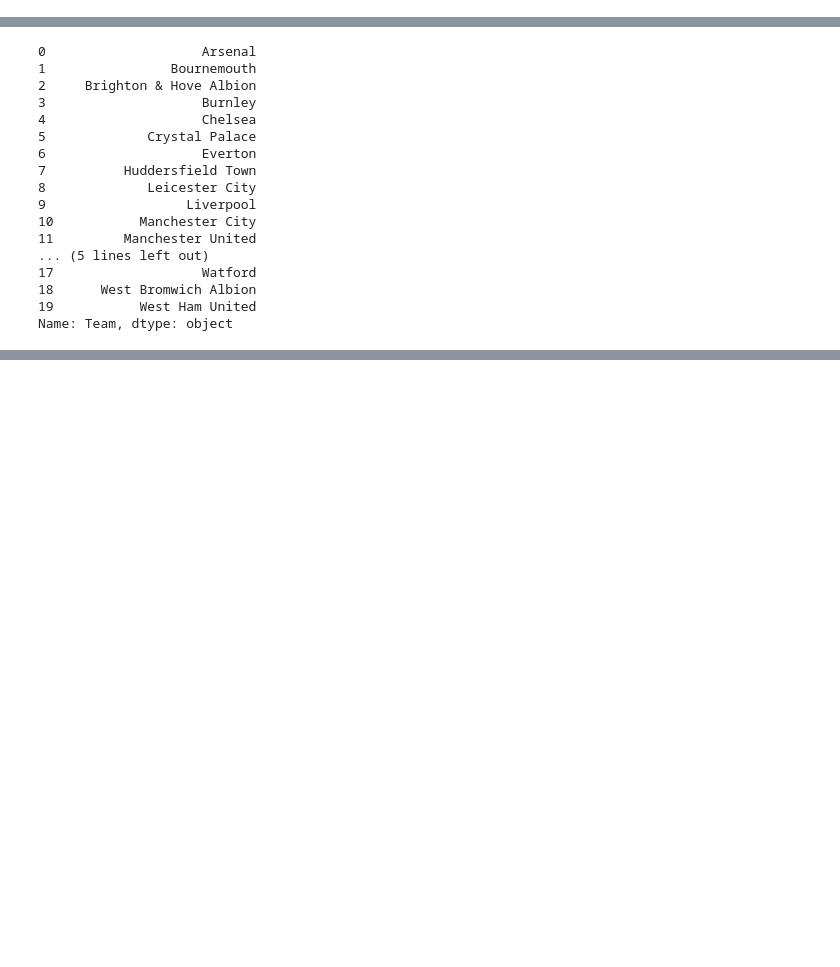
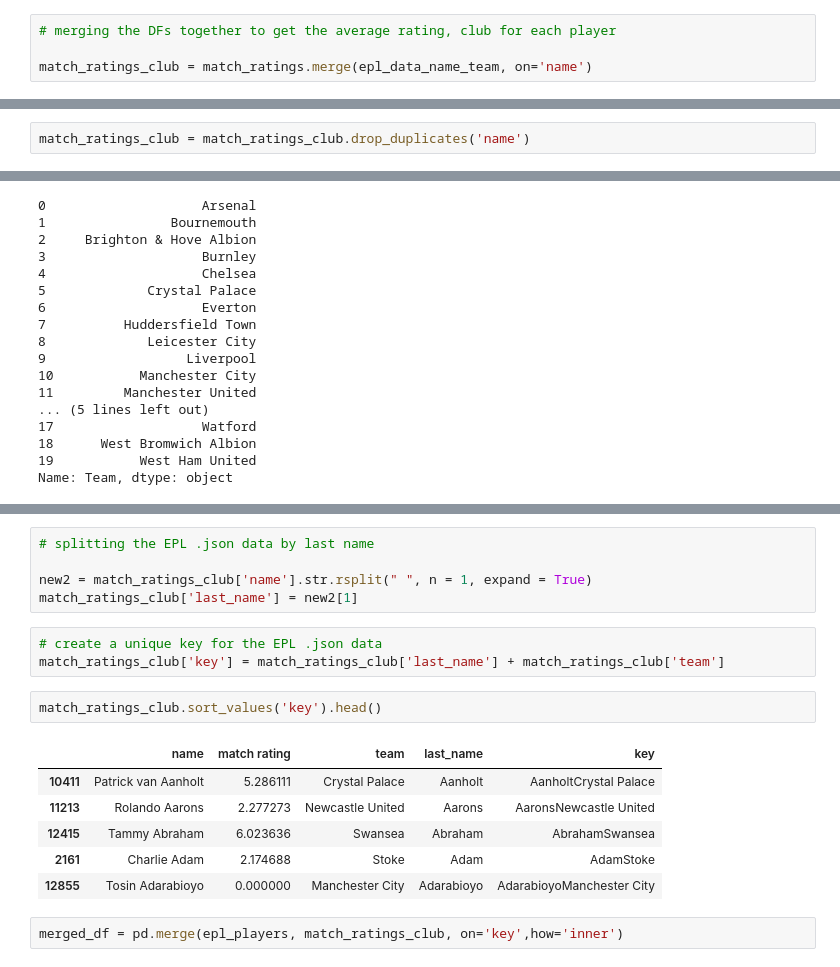
Before and after one commit to Cesar312/Project-ETL, a Jupyter notebook: ETL_final_notebook.ipynb, the cells around one changed output, grey strips where cells are left out. Cells and saved outputs as stored; diff of their text form; blank space fills up the shorter version.

```diff
--- a/ETL_final_notebook.ipynb
+++ b/ETL_final_notebook.ipynb
@@ -67,0 +75,4 @@ match_ratings[0:5]
+# %%
+# merging the DFs together to get the average rating, club for each player
+
+match_ratings_club = match_ratings.merge(epl_data_name_team, on='name')
@@ -67,0 +88,2 @@ match_ratings[0:5]
+# %%
+match_ratings_club = match_ratings_club.drop_duplicates('name')
@@ -129,0 +173,19 @@ KeyError: False
+# %%
+# splitting the EPL .json data by last name
+
+new2 = match_ratings_club['name'].str.rsplit(" ", n = 1, expand = True)
+match_ratings_club['last_name'] = new2[1]
+# %%
+# create a unique key for the EPL .json data
+match_ratings_club['key'] = match_ratings_club['last_name'] + match_ratings_club['team']
+# %%
+match_ratings_club.sort_values('key').head()
+# %% [output]
+|  | name | match rating | team | last_name | key |
+| 10411 | Patrick van Aanholt | 5.286111 | Crystal Palace | Aanholt | AanholtCrystal Palace |
+| 11213 | Rolando Aarons | 2.277273 | Newcastle United | Aarons | AaronsNewcastle United |
+| 12415 | Tammy Abraham | 6.023636 | Swansea | Abraham | AbrahamSwansea |
+| 2161 | Charlie Adam | 2.174688 | Stoke | Adam | AdamStoke |
+| 12855 | Tosin Adarabioyo | 0.000000 | Manchester City | Adarabioyo | AdarabioyoManchester City |
+# %%
+merged_df = pd.merge(epl_players, match_ratings_club, on='key',how='inner')
```
Also changed, not shown: parts of 20 cells of this notebook.
